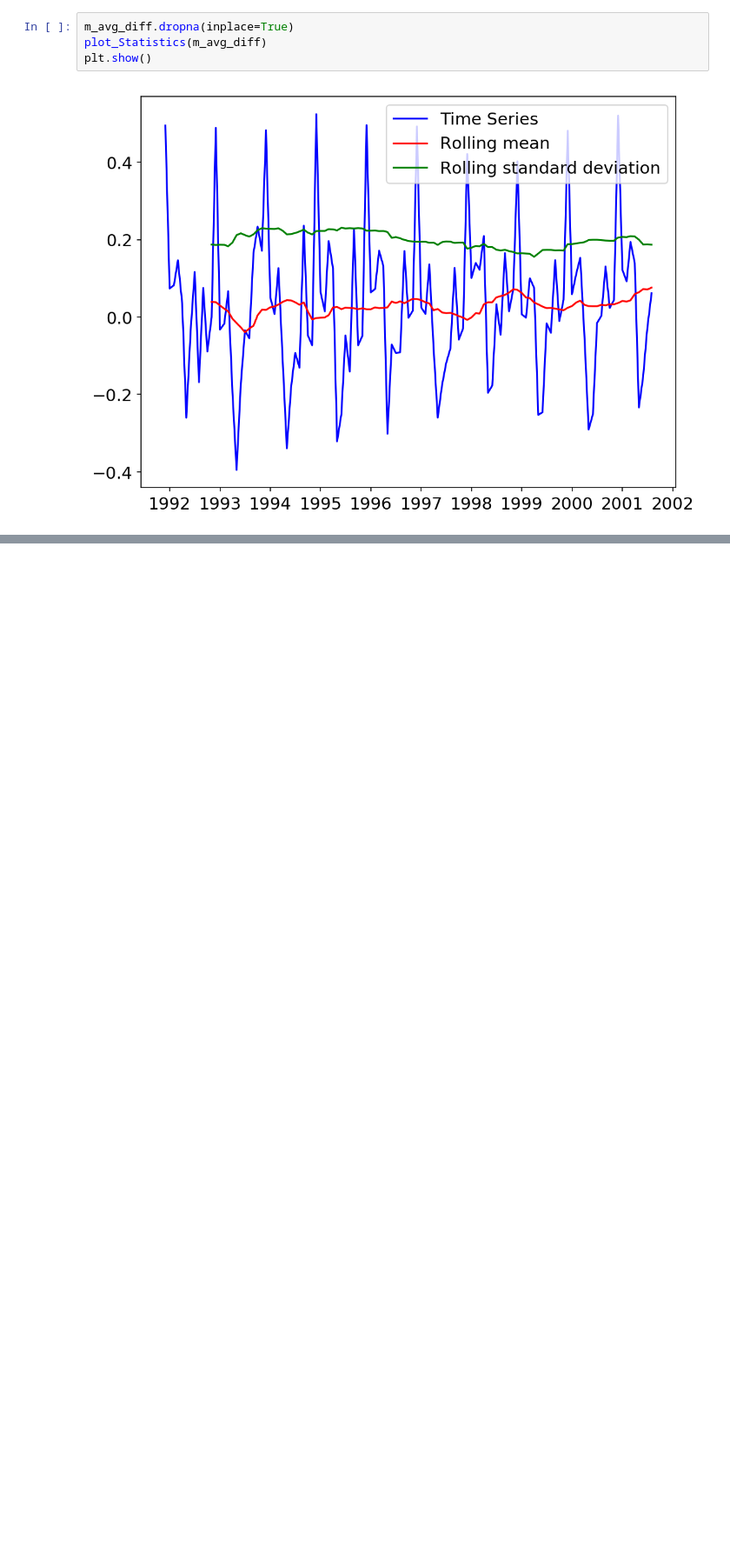
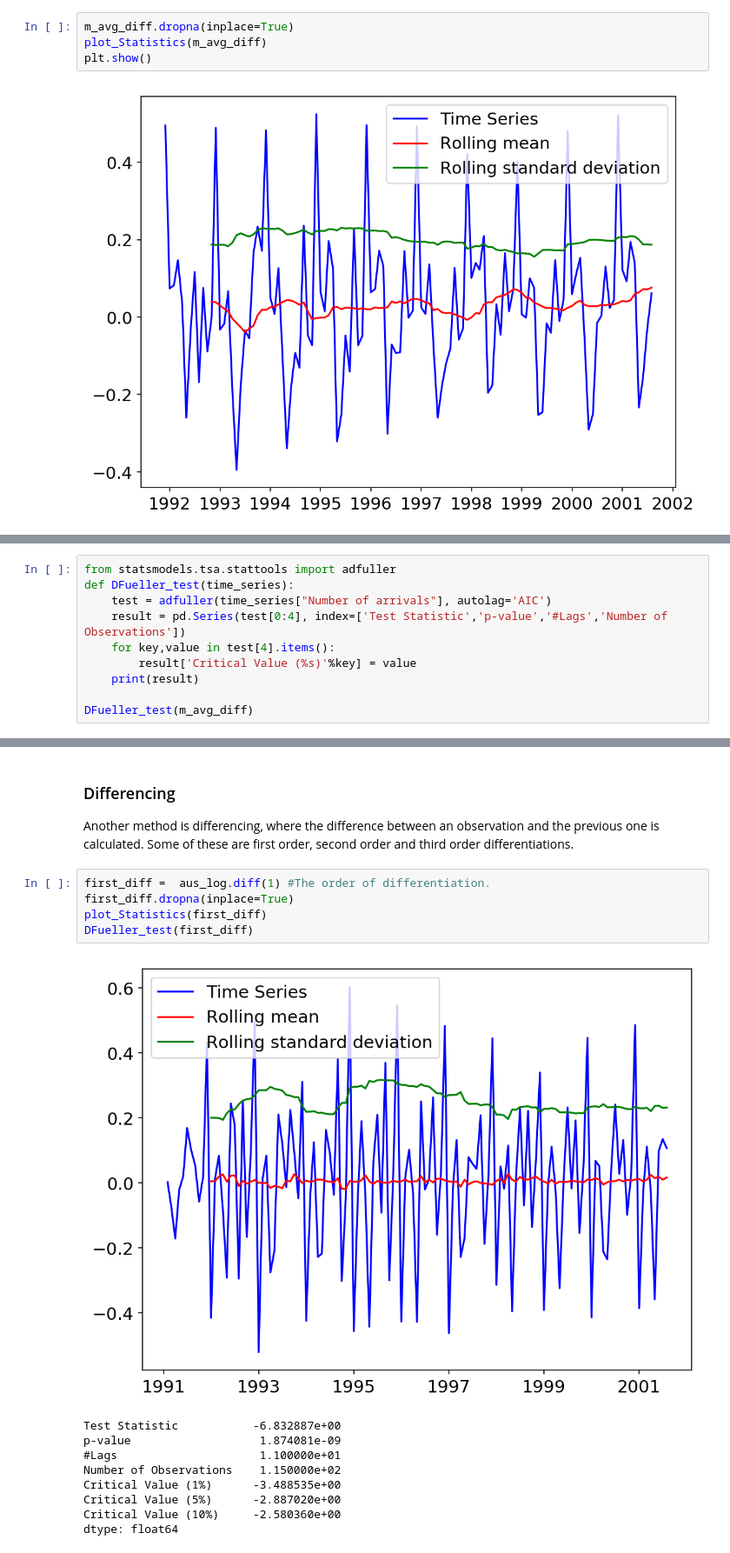
Before and after one commit to JuanCorp/IPSDS, a Jupyter notebook: Unit3 Data Visualization/3.3 Time Series .ipynb, the cells around one changed output, grey strips where cells are left out. Shown at 87% size. Cells and saved outputs as stored; diff of their text form; blank space fills up the shorter version.

```diff
--- a/Unit3 Data Visualization/3.3 Time Series .ipynb
+++ b/Unit3 Data Visualization/3.3 Time Series .ipynb
@@ -164,0 +165,10 @@ See the difference? This time series doesn't have an upwards trend like the orig
+# %%
+from statsmodels.tsa.stattools import adfuller
+def DFueller_test(time_series):
+    test = adfuller(time_series["Number of arrivals"], autolag='AIC')
+    result = pd.Series(test[0:4], index=['Test Statistic','p-value','#Lags','Number of Observations'])
+    for key,value in test[4].items():
+        result['Critical Value (%s)'%key] = value
+    print(result)
+
+DFueller_test(m_avg_diff)
@@ -164,0 +188,19 @@ See the difference? This time series doesn't have an upwards trend like the orig
+# %% [markdown]
+### Differencing
+
+Another method is differencing, where the difference between an observation and the previous one is calculated. Some of these are first order, second order and third order differentiations.
+# %%
+first_diff =  aus_log.diff(1) #The order of differentiation.
+first_diff.dropna(inplace=True)
+plot_Statistics(first_diff)
+DFueller_test(first_diff)
+# %% [output]
+[figure, added]
+Test Statistic           -6.832887e+00
+p-value                   1.874081e-09
+#Lags                     1.100000e+01
+Number of Observations    1.150000e+02
+Critical Value (1%)      -3.488535e+00
+Critical Value (5%)      -2.887020e+00
+Critical Value (10%)     -2.580360e+00
+dtype: float64
```
Also changed, not shown: parts of 12 cells of this notebook, 3 other files.
